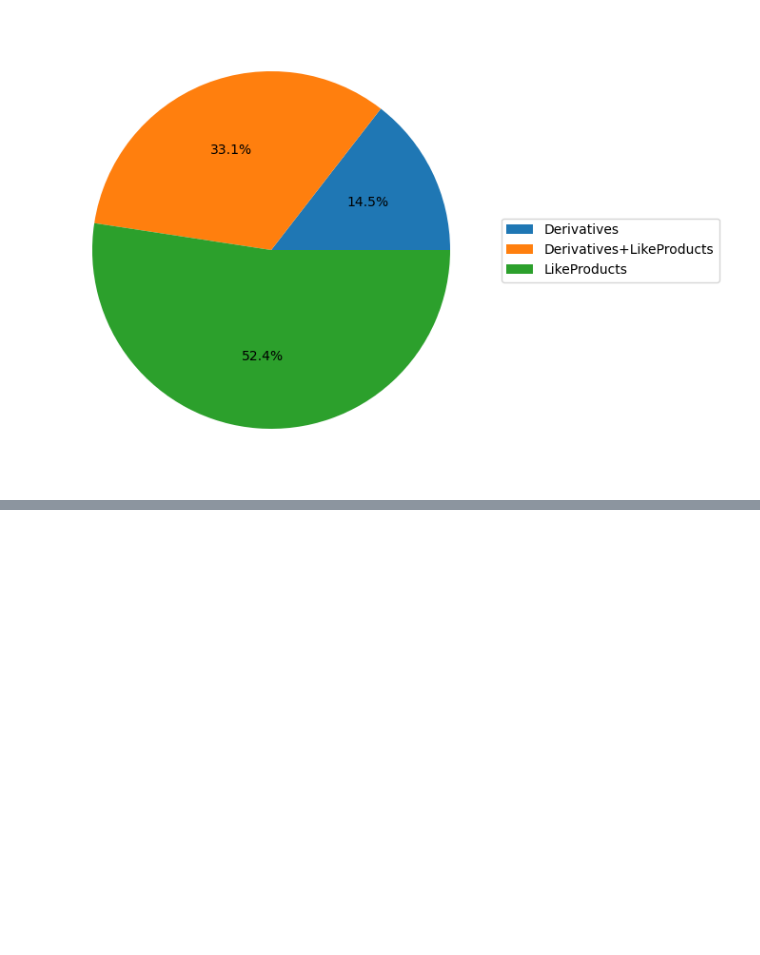
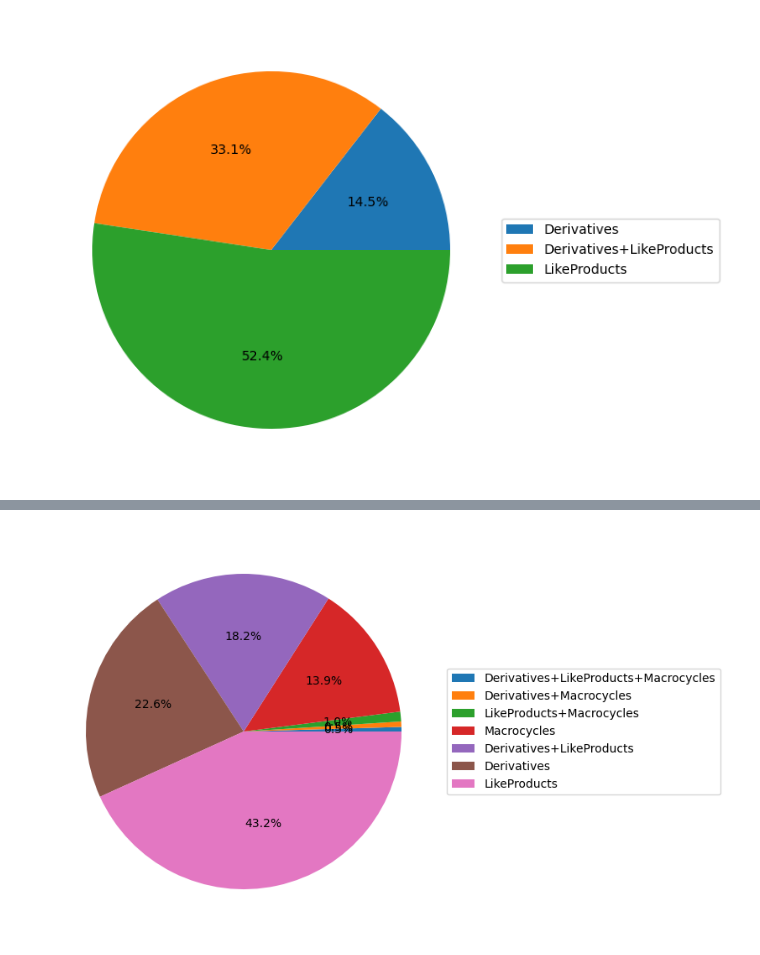
Before and after one commit to mqcomplab/iChem, a Jupyter notebook: scripts/library_compare.ipynb, the cells around one changed output, grey strips where cells are left out. Cells and saved outputs as stored; diff of their text form; code cells hidden in the pictures; blank space fills up the shorter version.

```diff
--- a/scripts/library_compare.ipynb
+++ b/scripts/library_compare.ipynb
@@ -199,0 +224,7 @@ CompLib.pie_chart_composition(lib_names=['LikeProducts','Derivatives'])
+# %%
+CompLib.cluster_libraries(methodology='samples',
+                         lib_names=['Macrocycles','LikeProducts', 'Derivatives'],
+                         n_samples=6000) # We pick a number that is larger than the largest number of medoids
+CompLib.pie_chart_composition(lib_names=['Macrocycles','LikeProducts', 'Derivatives'])
+# %% [output]
+[figure, added]
```
Also changed, not shown: parts of 14 cells of this notebook.
